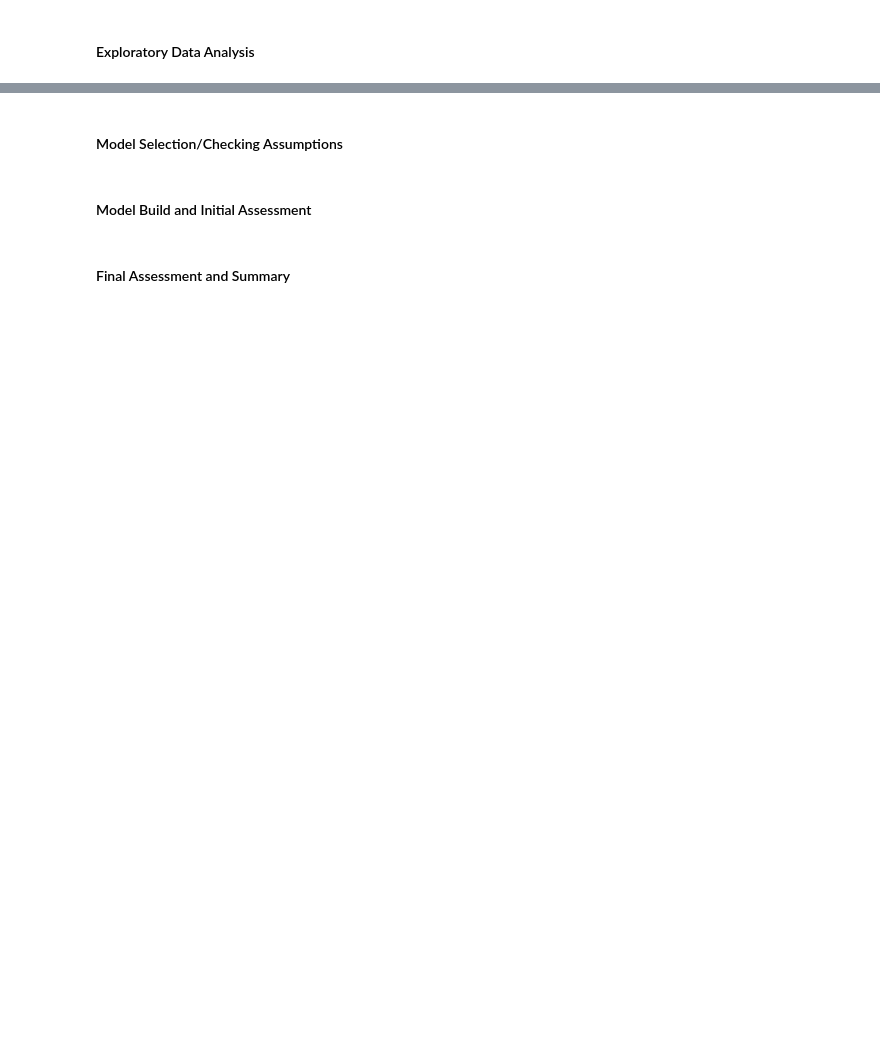
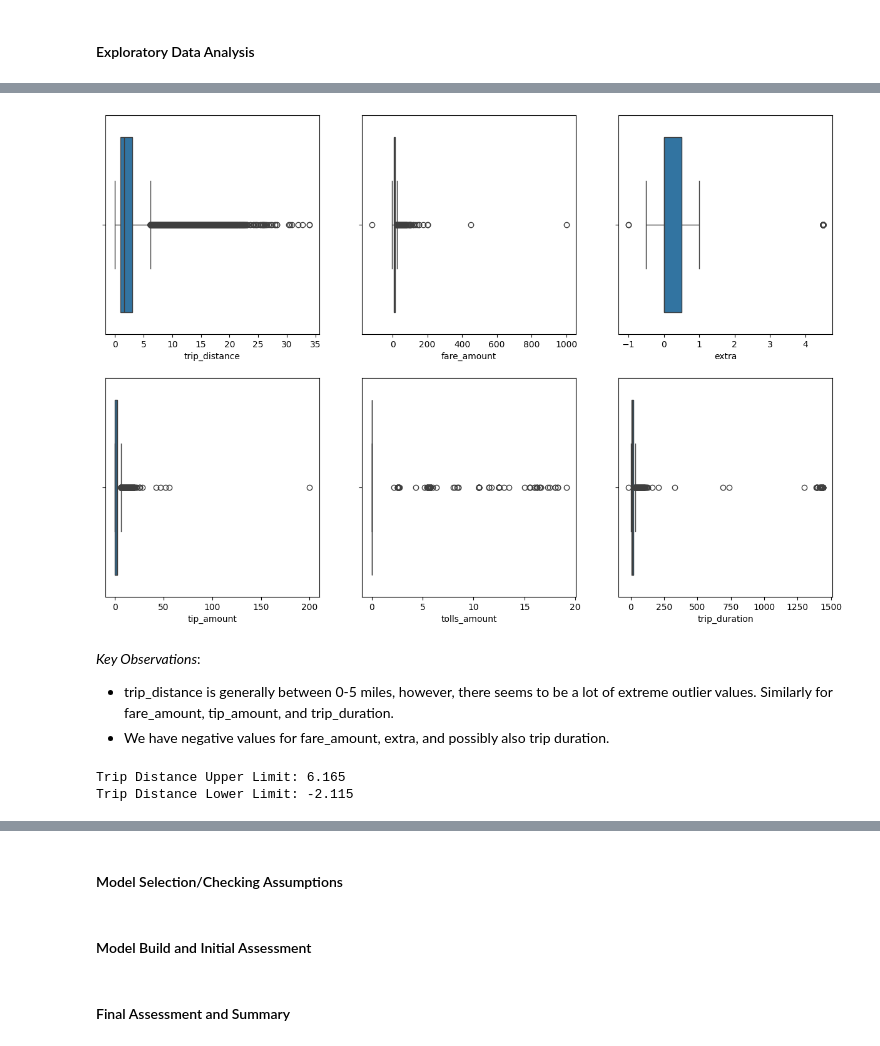
Before and after one commit to traha-89/Portafoglio, a Jupyter notebook: NYC Taxi Fare Prediction/NYC_MLRprediction.ipynb, the cells around one changed output, grey strips where cells are left out. Saved outputs shown, nothing was run; the diff lists cells and outputs as text; code cells hidden in the pictures; blank space fills up the shorter version.

```diff
--- a/NYC Taxi Fare Prediction/NYC_MLRprediction.ipynb
+++ b/NYC Taxi Fare Prediction/NYC_MLRprediction.ipynb
@@ -95,0 +135,4 @@ Based on our observations from above, we can plan our EDA approach as below:
+# %%
+# Remove column 'Unnamed: 0' as there is no context provided about the data
+df_edit= df_original.drop(columns= ['Unnamed: 0'])
+df_edit.head()
@@ -95,0 +146,10 @@ Based on our observations from above, we can plan our EDA approach as below:
+# %%
+# # Correct format for date time columns
+df_edit['tpep_pickup_datetime'] = pd.to_datetime(df_edit['tpep_pickup_datetime'])
+df_edit['tpep_dropoff_datetime'] = pd.to_datetime(df_edit['tpep_dropoff_datetime'])
+
+# Rename date time columns
+df_edit= df_edit.rename(columns= {'tpep_pickup_datetime':'pickup_datetime'})
+df_edit= df_edit.rename(columns= {'tpep_dropoff_datetime':'dropoff_datetime'})
+
+df_edit.info()
@@ -95,0 +174,9 @@ Based on our observations from above, we can plan our EDA approach as below:
+# %%
+# Creating a trip duration column to make more sense of pickup and dropoff times
+df_edit['trip_duration']= round((df_edit['dropoff_datetime'] - df_edit['pickup_datetime'])/np.timedelta64(1,'m'),3)
+
+# Creating columns to extract month and date for each trip
+df_edit['month']= df_edit['pickup_datetime'].dt.month_name().str.slice(stop= 3)
+df_edit['day']= df_edit['pickup_datetime'].dt.day_name().str.slice(stop= 3)
+
+df_edit.head()
@@ -95,0 +212,33 @@ Based on our observations from above, we can plan our EDA approach as below:
+# %%
+# Box Plot for the variables mentioned above
+fig, axes = plt.subplots(2,3, figsize= (15,10))
+
+sns.boxplot(x= df_edit['trip_distance'], ax= axes[0,0])
+sns.boxplot(x= df_edit['fare_amount'], ax= axes[0,1])
+sns.boxplot(x= df_edit['extra'], ax= axes[0,2])
+sns.boxplot(x= df_edit['tip_amount'], ax= axes[1,0])
+sns.boxplot(x= df_edit['tolls_amount'], ax= axes[1,1])
+sns.boxplot(x= df_edit['trip_duration'], ax= axes[1,2])
+
+plt.show()
+# %% [output]
+[figure, added]
+# %% [markdown]
+*Key Observations*:
+- trip_distance is generally between 0-5 miles, however, there seems to be a lot of extreme outlier values. Similarly for fare_amount, tip_amount, and trip_duration.
+- We have negative values for fare_amount, extra, and possibly also trip duration.
+# %%
+# Identify outliers for trip distance
+tripdist_25 = df_edit['trip_distance'].quantile(0.25)
+tripdist_75 = df_edit['trip_distance'].quantile(0.75)
+
+iqr_tripdist = tripdist_75 - tripdist_25
+
+tripdist_ll = tripdist_25 - (1.5 * iqr_tripdist)
+tripdist_ul = tripdist_75 + (1.5 * iqr_tripdist)
+
+print('Trip Distance Upper Limit:', '%.3f'% tripdist_ul)
+print('Trip Distance Lower Limit:', '%.3f'% tripdist_ll)
+# %% [output]
+Trip Distance Upper Limit: 6.165
+Trip Distance Lower Limit: -2.115
```
Also changed, not shown: parts of 33 cells of this notebook.
